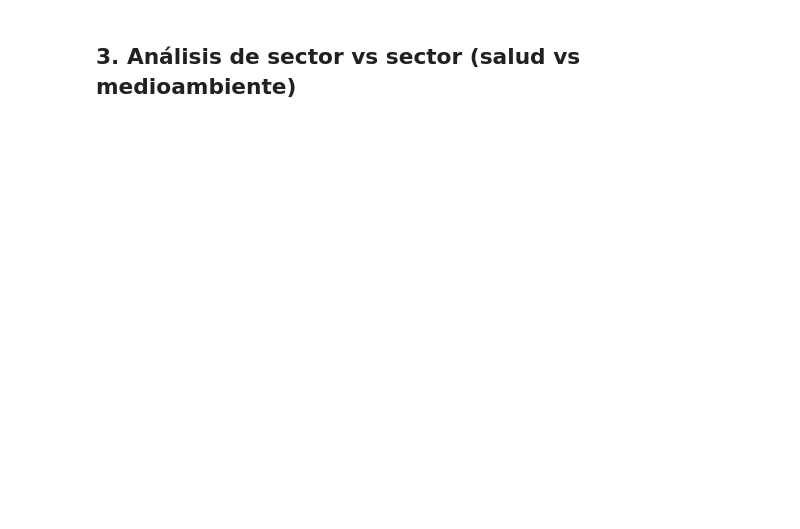
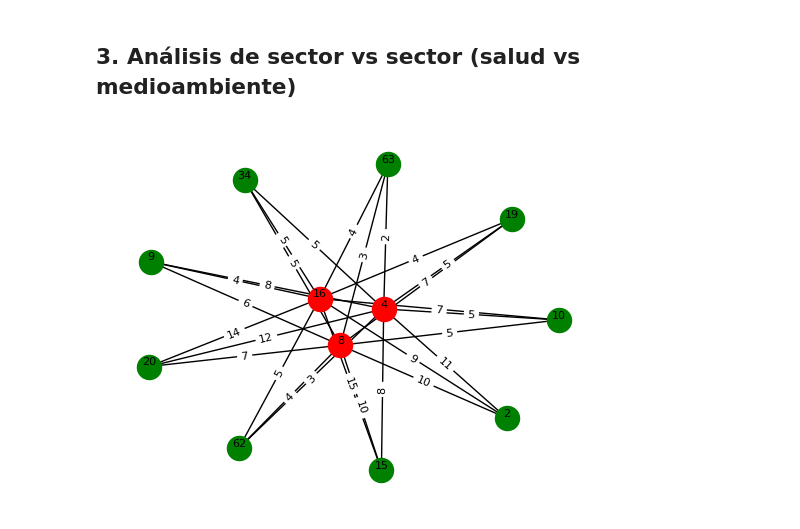
Before and after one commit to recmera/graph-based-issue-detection, a Jupyter notebook: 3-net.ipynb, the cells around one changed output. Cells and saved outputs as stored; diff of their text form; code cells hidden in the pictures; blank space fills up the shorter version.

```diff
--- a/3-net.ipynb
+++ b/3-net.ipynb
@@ -210,55 +253,61 @@ keyword_distribution(clusters_medio_ambiente)  # Llamar a la función para gener
 # %% [markdown]
 ## 3. Análisis de sector vs sector (salud vs medioambiente)
 # %%
+import matplotlib.pyplot as plt
 import networkx as nx
-import matplotlib.pyplot as plt
 
 # Crear un nuevo grafo
 grafo = nx.Graph()
 
 # Agregar nodos del dataframe clusters_medio_ambiente (verdes)
 for i, fila in clusters_medio_ambiente.iterrows():
-    topic = fila['Topic']
+    topic_id = fila['Topic']
     keywords = fila['keywords']
-    grafo.add_node(topic, color='green', keywords=keywords)
+    grafo.add_node(topic_id, color='green', keywords=keywords)
 
 # Agregar nodos del dataframe clusters_educación (rojos)
 for i, fila in clusters_educacion.iterrows():
-    topic = fila['Topic']
+    topic_id = fila['Topic']
     keywords = fila['keywords']
-    grafo.add_node(topic, color='red', keywords=keywords)
+    grafo.add_node(topic_id, color='red', keywords=keywords)
 
 # Agregar aristas entre nodos según las condiciones
 for nodo1, attr1 in grafo.nodes(data=True):
     color1 = attr1['color']
     keywords1 = attr1['keywords']
 
     for nodo2, attr2 in grafo.nodes(data=True):
         color2 = attr2['color']
         keywords2 = attr2['keywords']
 
-        if color1 != color2 and any(keyword in keywords2 for keyword in keywords1):
-            grafo.add_edge(nodo1, nodo2)
+        if color1 != color2:
+            common_keywords = [keyword for keyword in keywords1 if keyword in keywords2]
+            num_common_keywords = len(common_keywords)
+            grafo.add_edge(nodo1, nodo2, num_relations=num_common_keywords)
 
 # Obtener colores y keywords de los nodos
 colores_nodos = [attr['color'] for _, attr in grafo.nodes(data=True)]
 keywords_nodos = [attr['keywords'] for _, attr in grafo.nodes(data=True)]
 
-# Dibujar los nodos con colores diferentes y etiquetas de keywords
+# Dibujar los nodos con colores diferentes y etiquetas de IDs de temas
 nodos_verdes = [nodo for nodo, attr in grafo.nodes(data=True) if attr['color'] == 'green']
 nodos_rojos = [nodo for nodo, attr in grafo.nodes(data=True) if attr['color'] == 'red']
 
-posiciones = nx.random_layout(grafo)
+posiciones = nx.spring_layout(grafo)
 nx.draw_networkx_nodes(grafo, pos=posiciones, nodelist=nodos_verdes, node_color='green')
 nx.draw_networkx_nodes(grafo, pos=posiciones, nodelist=nodos_rojos, node_color='red')
 
-# Dibujar las aristas
+# Dibujar las aristas con etiquetas de número de relaciones
+edge_labels = nx.get_edge_attributes(grafo, 'num_relations')
 nx.draw_networkx_edges(grafo, pos=posiciones)
+nx.draw_networkx_edge_labels(grafo, pos=posiciones, edge_labels=edge_labels, font_size=8)
 
-# Agregar etiquetas a los nodos con las keywords
-etiquetas = {nodo: ', '.join(keywords) for nodo, keywords in zip(grafo.nodes, keywords_nodos)}
+# Agregar etiquetas a los nodos con los IDs de temas
+etiquetas = {nodo: str(nodo) for nodo in grafo.nodes}
 nx.draw_networkx_labels(grafo, pos=posiciones, labels=etiquetas, font_size=8, verticalalignment='bottom')
 
 # Mostrar el grafo
 plt.axis('off')
 plt.show()
+# %% [output]
+[figure, added]
```
Also changed, not shown: parts of 12 cells of this notebook, 1 other file.
